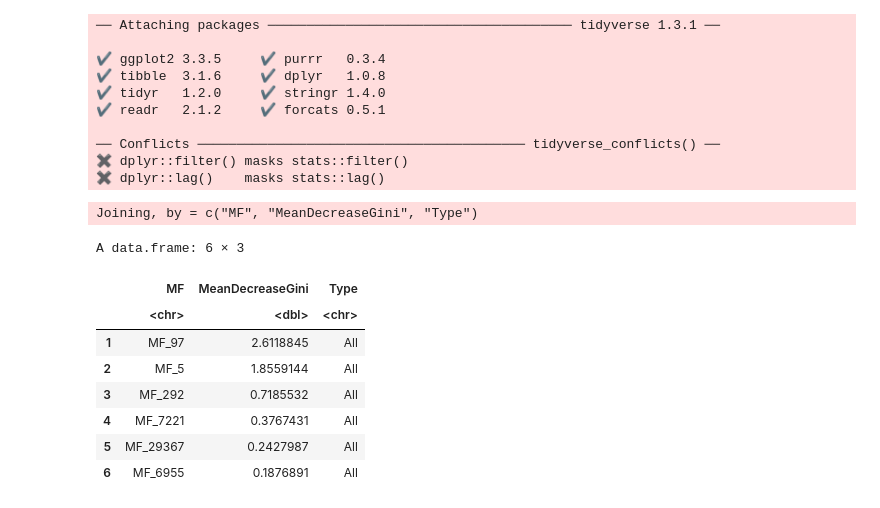
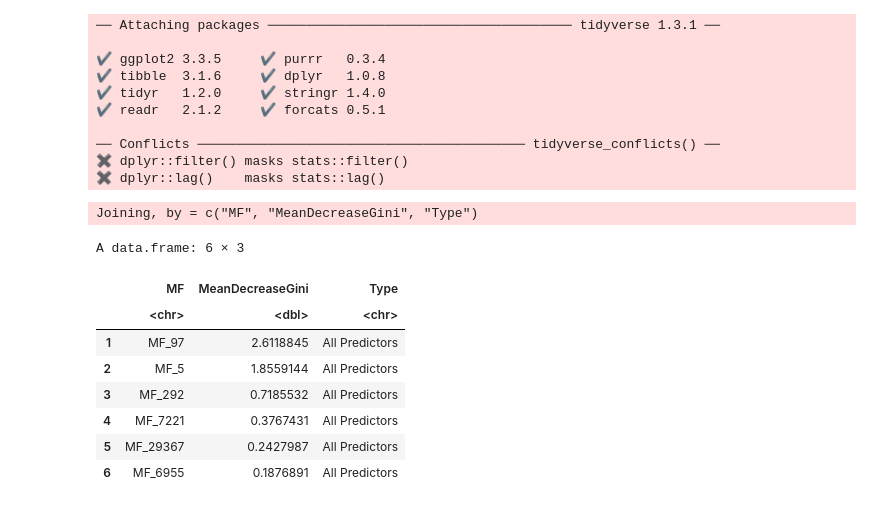
Before and after one commit to UNC-CEMALB/P1002_Ecig-Metabolomics-NELF, a Jupyter notebook: 5. ML Visualizations/Variable Importance Plot.ipynb, the cells around one changed output. Saved outputs shown, nothing was run; the diff lists cells and outputs as text; code cells hidden in the pictures.

```diff
--- a/5. ML Visualizations/Variable Importance Plot.ipynb
+++ b/5. ML Visualizations/Variable Importance Plot.ipynb
@@ -24,20 +24,20 @@ var_imp_wo_nictotine_cotinine = data.frame(read_excel("041222_Significant_MFs_wo
 ✖ dplyr::lag()    masks stats::lag()
 # %%
 #creating a col that specifies which the Type variable before creating 1 df
-var_imp_all$Type = "All"
-var_imp_wo_nictotine_cotinine$Type = "No Nictotine & Cotinine"
+var_imp_all$Type = "All Predictors"
+var_imp_wo_nictotine_cotinine$Type = "No Nicotine & Cotinine"
 
 var_imp_df = full_join(var_imp_all, var_imp_wo_nictotine_cotinine)
 
 head(var_imp_df)
 # %% [output]
 Joining, by = c("MF", "MeanDecreaseGini", "Type")
 A data.frame: 6 × 3
 |  | MF | MeanDecreaseGini | Type |
 |  | <chr> | <dbl> | <chr> |
-| 1 | MF_97 | 2.6118845 | All |
-| 2 | MF_5 | 1.8559144 | All |
-| 3 | MF_292 | 0.7185532 | All |
-| 4 | MF_7221 | 0.3767431 | All |
-| 5 | MF_29367 | 0.2427987 | All |
-| 6 | MF_6955 | 0.1876891 | All |
+| 1 | MF_97 | 2.6118845 | All Predictors |
+| 2 | MF_5 | 1.8559144 | All Predictors |
+| 3 | MF_292 | 0.7185532 | All Predictors |
+| 4 | MF_7221 | 0.3767431 | All Predictors |
+| 5 | MF_29367 | 0.2427987 | All Predictors |
+| 6 | MF_6955 | 0.1876891 | All Predictors |
```
Also changed, not shown: parts of 4 cells of this notebook.
